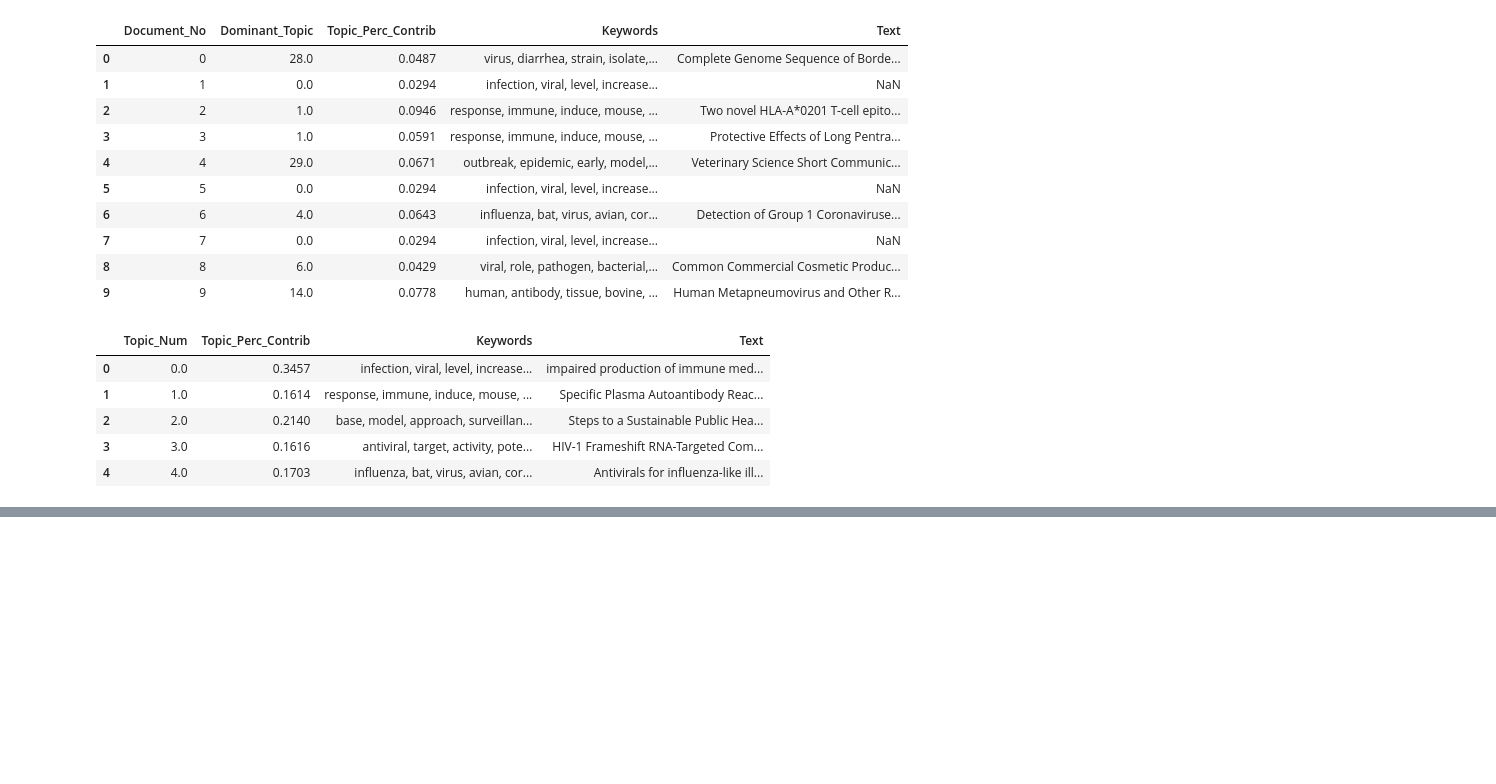
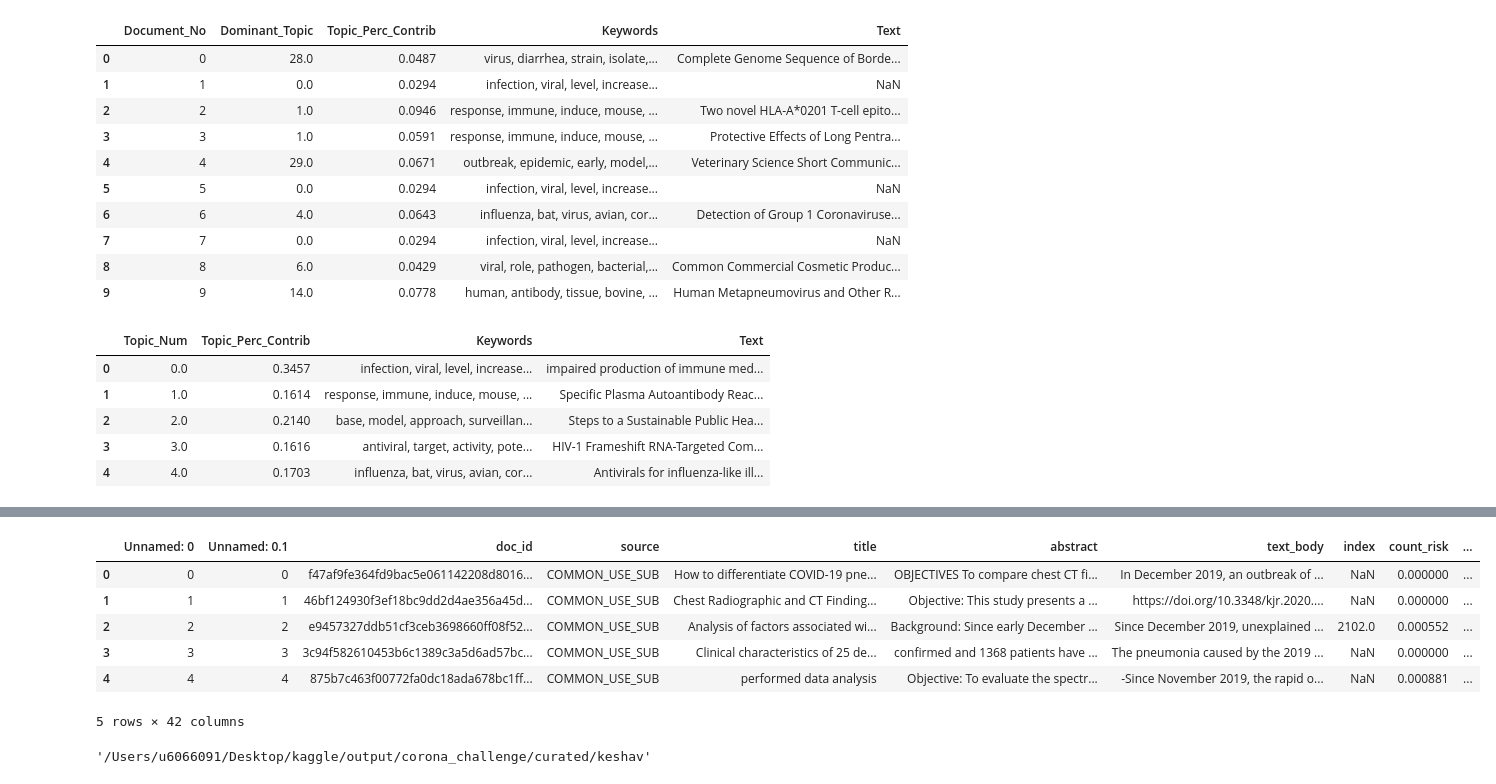
Before and after one commit to mahtablci1/Covi19-Kaggle, a Jupyter notebook: Corona_topic_modeling.ipynb, the cells around one changed output, grey strips where cells are left out. Drawn from its saved outputs; the diff is of its cells as text; code cells hidden in the pictures; blank space fills up the shorter version.

```diff
--- a/Corona_topic_modeling.ipynb
+++ b/Corona_topic_modeling.ipynb
@@ -401,0 +419,2 @@ Successfully installed awscli-1.18.25 botocore-1.15.25 conllu-2.3.2 nmslib-2.0.5
+# %%
+d1 = pd.read_csv('risk_covid_summary.csv')
@@ -401,0 +423,2 @@ Successfully installed awscli-1.18.25 botocore-1.15.25 conllu-2.3.2 nmslib-2.0.5
+# %%
+d2 = pd.read_csv('extractive_summaries.csv')
@@ -401,0 +429,16 @@ Successfully installed awscli-1.18.25 botocore-1.15.25 conllu-2.3.2 nmslib-2.0.5
+# %%
+summ = []
+import re
+for doi in d1['doc_id']:
+    if doi not in d2['doc_id']:
+        summ.append(doi)
+d3 = d1[d1['doc_id'].isin(summ)]
+d3.head()
+# %% [output]
+|  | Unnamed: 0 | Unnamed: 0.1 | doc_id | source | title | abstract | text_body | index | count_risk | ... |
+| 0 | 0 | 0 | f47af9fe364fd9bac5e061142208d8016... | COMMON_USE_SUB | How to differentiate COVID-19 pne... | OBJECTIVES To compare chest CT fi... | In December 2019, an outbreak of ... | NaN | 0.000000 | ... |
+| 1 | 1 | 1 | 46bf124930f3ef18bc9dd2d4ae356a45d... | COMMON_USE_SUB | Chest Radiographic and CT Finding... | Objective: This study presents a ... | https://doi.org/10.3348/kjr.2020.... | NaN | 0.000000 | ... |
+| 2 | 2 | 2 | e9457327ddb51cf3ceb3698660ff08f52... | COMMON_USE_SUB | Analysis of factors associated wi... | Background: Since early December ... | Since December 2019, unexplained ... | 2102.0 | 0.000552 | ... |
+| 3 | 3 | 3 | 3c94f582610453b6c1389c3a5d6ad57bc... | COMMON_USE_SUB | Clinical characteristics of 25 de... | confirmed and 1368 patients have ... | The pneumonia caused by the 2019 ... | NaN | 0.000000 | ... |
+| 4 | 4 | 4 | 875b7c463f00772fa0dc18ada678bc1ff... | COMMON_USE_SUB | performed data analysis | Objective: To evaluate the spectr... | -Since November 2019, the rapid o... | NaN | 0.000881 | ... |
+5 rows × 42 columns
@@ -401,0 +453,4 @@ Successfully installed awscli-1.18.25 botocore-1.15.25 conllu-2.3.2 nmslib-2.0.5
+# %%
+pwd
+# %% [output]
+'/Users/u6066091/Desktop/kaggle/output/corona_challenge/curated/keshav'
```
Also changed, not shown: parts of 16 cells of this notebook, 1 other file.
